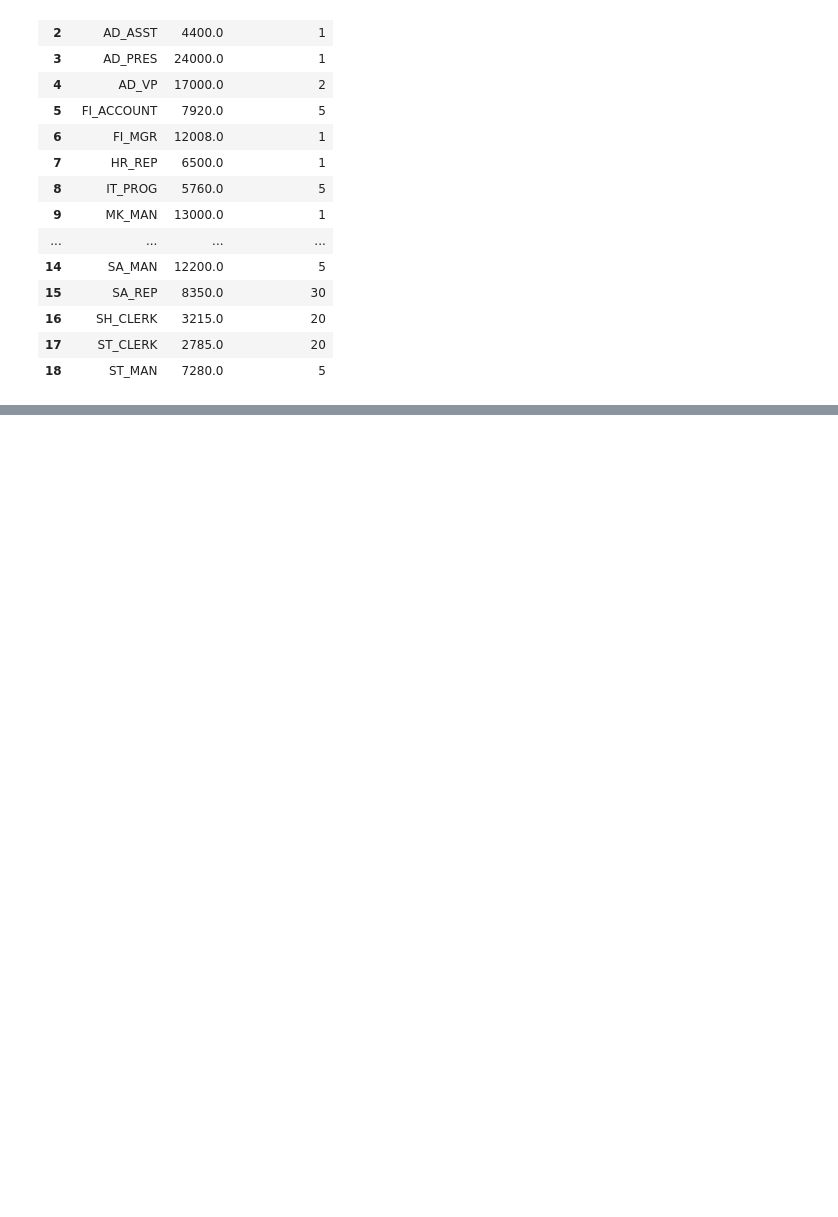
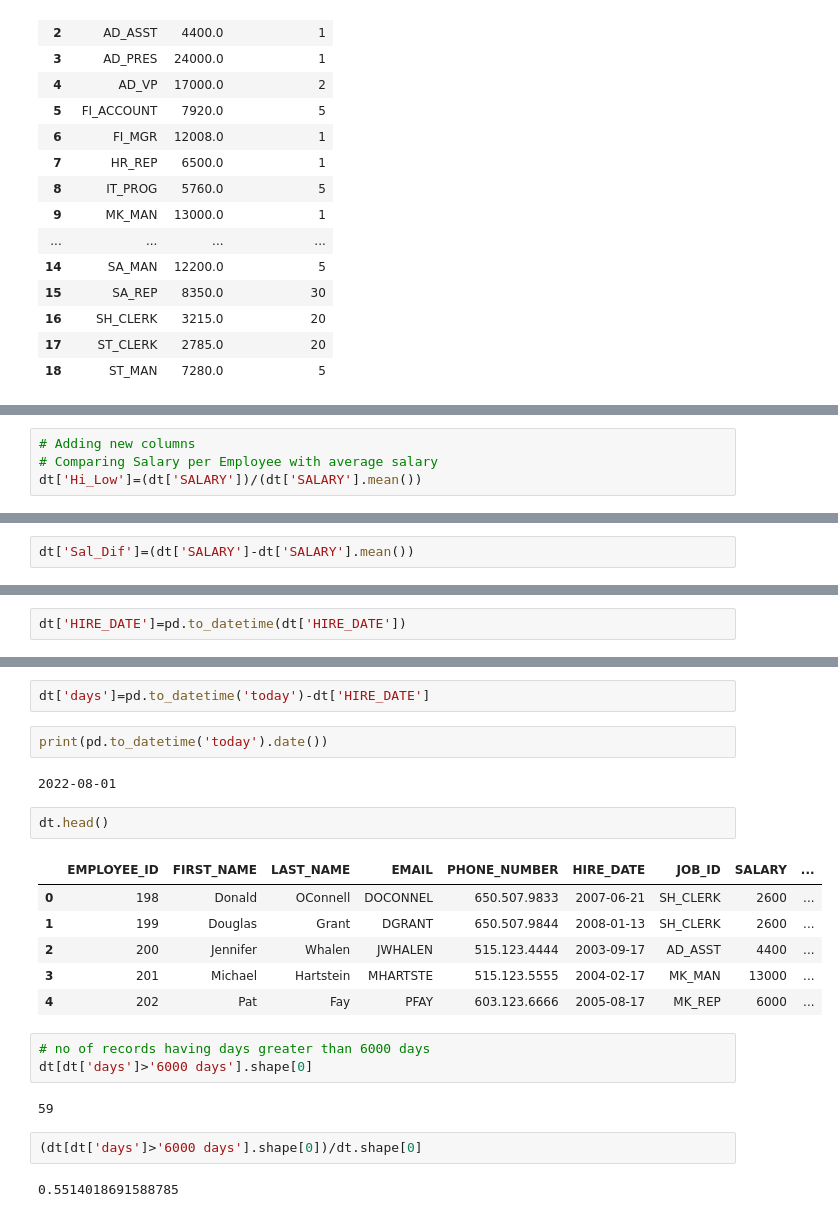
Before and after one commit to Anubhaw19/CP, a Jupyter notebook: Pandas-Self.ipynb, the cells around one changed output, grey strips where cells are left out. Drawn from its saved outputs; the diff is of its cells as text; blank space fills up the shorter version.

```diff
--- a/Pandas-Self.ipynb
+++ b/Pandas-Self.ipynb
@@ -524,0 +548,4 @@ dt.groupby('JOB_ID',as_index=False)[['SALARY','MANAGER_ID']].agg({'SALARY':np.me
+# %%
+# Adding new columns
+# Comparing Salary per Employee with average salary
+dt['Hi_Low']=(dt['SALARY'])/(dt['SALARY'].mean())
@@ -524,0 +561,2 @@ dt.groupby('JOB_ID',as_index=False)[['SALARY','MANAGER_ID']].agg({'SALARY':np.me
+# %%
+dt['Sal_Dif']=(dt['SALARY']-dt['SALARY'].mean())
@@ -524,0 +640,2 @@ dt.groupby('JOB_ID',as_index=False)[['SALARY','MANAGER_ID']].agg({'SALARY':np.me
+# %%
+dt['HIRE_DATE']=pd.to_datetime(dt['HIRE_DATE'])
@@ -524,0 +665,24 @@ dt.groupby('JOB_ID',as_index=False)[['SALARY','MANAGER_ID']].agg({'SALARY':np.me
+# %%
+dt['days']=pd.to_datetime('today')-dt['HIRE_DATE']
+# %%
+print(pd.to_datetime('today').date())
+# %% [output]
+2022-08-01
+# %%
+dt.head()
+# %% [output]
+|  | EMPLOYEE_ID | FIRST_NAME | LAST_NAME | EMAIL | PHONE_NUMBER | HIRE_DATE | JOB_ID | SALARY | ... |
+| 0 | 198 | Donald | OConnell | DOCONNEL | 650.507.9833 | 2007-06-21 | SH_CLERK | 2600 | ... |
+| 1 | 199 | Douglas | Grant | DGRANT | 650.507.9844 | 2008-01-13 | SH_CLERK | 2600 | ... |
+| 2 | 200 | Jennifer | Whalen | JWHALEN | 515.123.4444 | 2003-09-17 | AD_ASST | 4400 | ... |
+| 3 | 201 | Michael | Hartstein | MHARTSTE | 515.123.5555 | 2004-02-17 | MK_MAN | 13000 | ... |
+| 4 | 202 | Pat | Fay | PFAY | 603.123.6666 | 2005-08-17 | MK_REP | 6000 | ... |
+# %%
+# no of records having days greater than 6000 days
+dt[dt['days']>'6000 days'].shape[0]
+# %% [output]
+59
+# %%
+(dt[dt['days']>'6000 days'].shape[0])/dt.shape[0]
+# %% [output]
+0.5514018691588785
```
Also changed, not shown: parts of 12 cells of this notebook.
